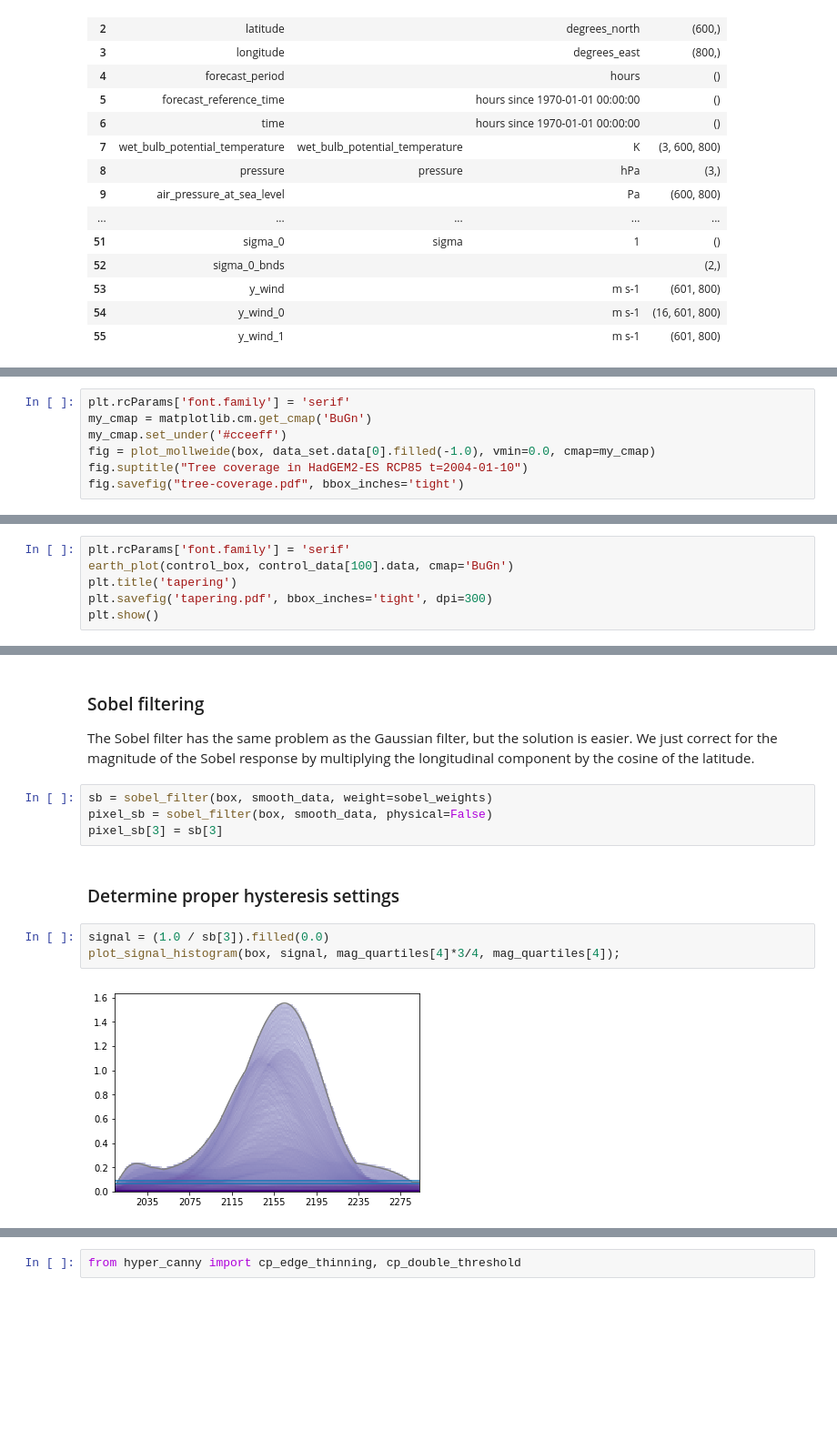
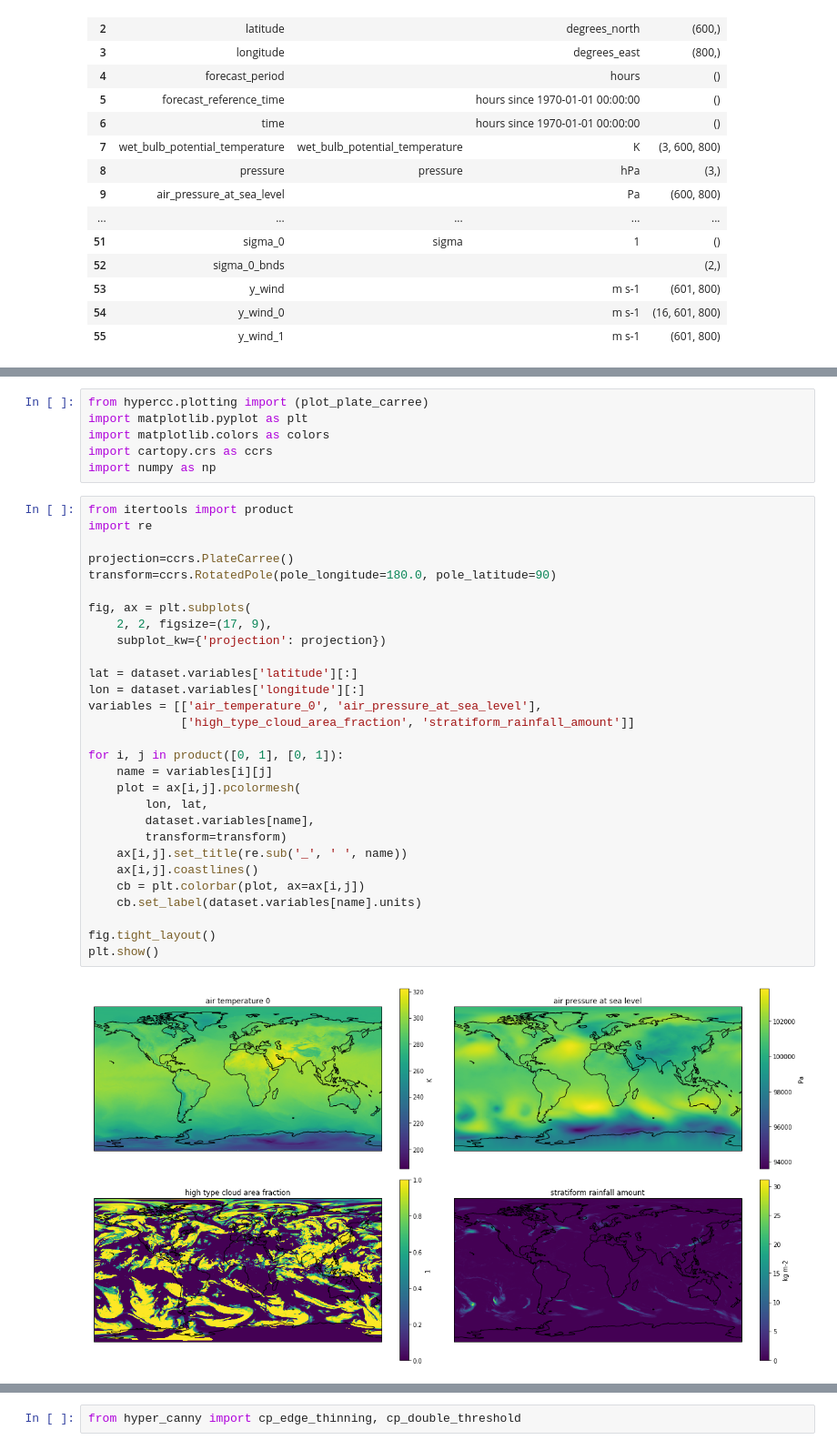
Before and after one commit to abrupt-climate/hypercc, a Jupyter notebook: notebook/tutorial.ipynb, the cells around one changed output, grey strips where cells are left out. Shown at 91% size. Saved outputs shown, nothing was run; the diff lists cells and outputs as text; blank space fills up the shorter version.

```diff
--- a/notebook/tutorial.ipynb
+++ b/notebook/tutorial.ipynb
@@ -174,7 +85,0 @@ The ``Box`` class has the nice feature that you can select slices from it, and t
-# %%
-plt.rcParams['font.family'] = 'serif'
-my_cmap = matplotlib.cm.get_cmap('BuGn')
-my_cmap.set_under('#cceeff')
-fig = plot_mollweide(box, data_set.data[0].filled(-1.0), vmin=0.0, cmap=my_cmap)
-fig.suptitle("Tree coverage in HadGEM2-ES RCP85 t=2004-01-10")
-fig.savefig("tree-coverage.pdf", bbox_inches='tight')
@@ -224,6 +85,0 @@ def earth_plot(
-# %%
-plt.rcParams['font.family'] = 'serif'
-earth_plot(control_box, control_data[100].data, cmap='BuGn')
-plt.title('tapering')
-plt.savefig('tapering.pdf', bbox_inches='tight', dpi=300)
-plt.show()
@@ -284,14 +86,37 @@ smooth_data = gaussian_filter(box, data, [sigma_t, sigma_d, sigma_d])
-# %% [markdown]
-### Sobel filtering
-The Sobel filter has the same problem as the Gaussian filter, but the solution is easier. We just correct for the magnitude of the Sobel response by multiplying the longitudinal component by the cosine of the latitude.
-# %%
-sb = sobel_filter(box, smooth_data, weight=sobel_weights)
-pixel_sb = sobel_filter(box, smooth_data, physical=False)
-pixel_sb[3] = sb[3]
-# %% [markdown]
-### Determine proper hysteresis settings
-# %%
-signal = (1.0 / sb[3]).filled(0.0)
-plot_signal_histogram(box, signal, mag_quartiles[4]*3/4, mag_quartiles[4]);
-# %% [output]
-[figure, removed]
+# %%
+from hypercc.plotting import (plot_plate_carree)
+import matplotlib.pyplot as plt
+import matplotlib.colors as colors
+import cartopy.crs as ccrs
+import numpy as np
+# %%
+from itertools import product
+import re
+
+projection=ccrs.PlateCarree()
+transform=ccrs.RotatedPole(pole_longitude=180.0, pole_latitude=90)
+
+fig, ax = plt.subplots(
+    2, 2, figsize=(17, 9),
+    subplot_kw={'projection': projection})
+
+lat = dataset.variables['latitude'][:]
+lon = dataset.variables['longitude'][:]
+variables = [['air_temperature_0', 'air_pressure_at_sea_level'],
+             ['high_type_cloud_area_fraction', 'stratiform_rainfall_amount']]
+
+for i, j in product([0, 1], [0, 1]):
+    name = variables[i][j]
+    plot = ax[i,j].pcolormesh(
+        lon, lat,
+        dataset.variables[name],
+        transform=transform)
+    ax[i,j].set_title(re.sub('_', ' ', name))
+    ax[i,j].coastlines()
+    cb = plt.colorbar(plot, ax=ax[i,j])
+    cb.set_label(dataset.variables[name].units)
+
+fig.tight_layout()
+plt.show()
+# %% [output]
+[figure, added]
```
Also changed, not shown: parts of 57 cells of this notebook, 5 other files.
